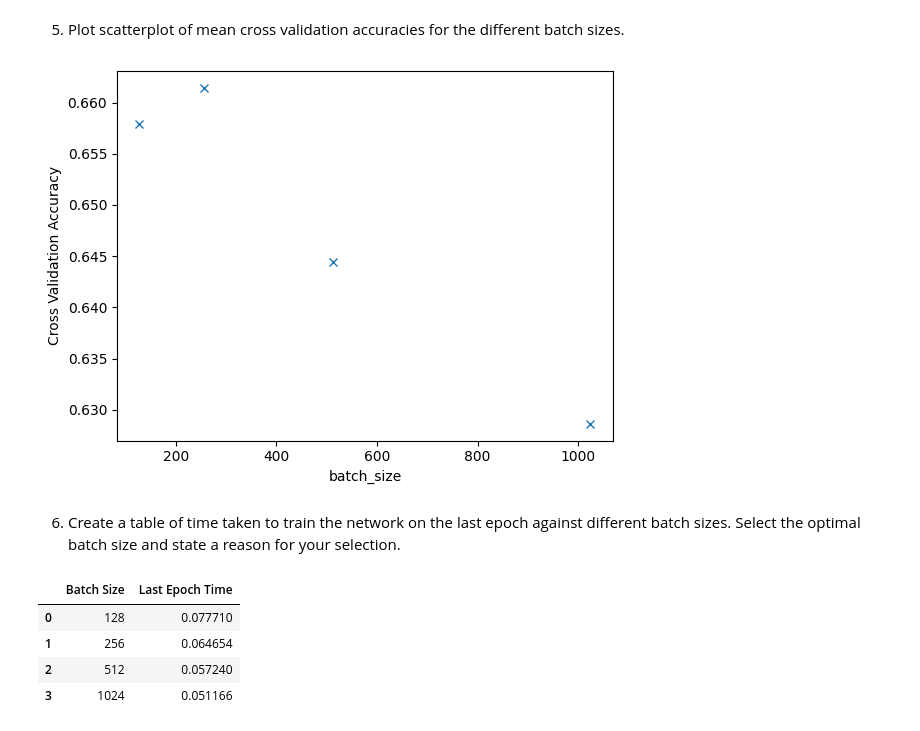
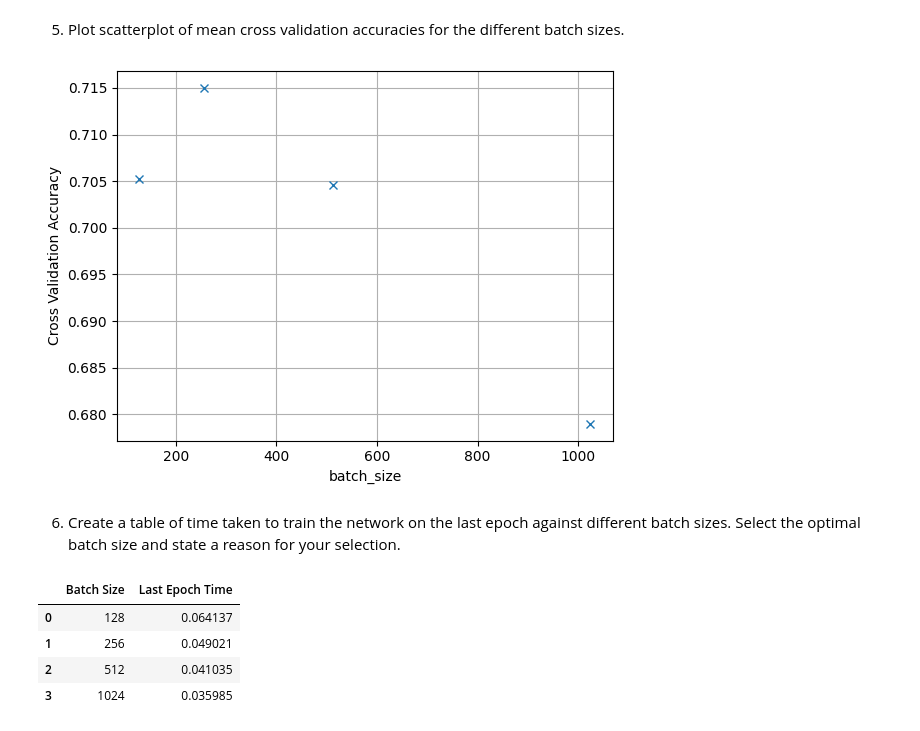
Before and after one commit to advaitbd/SC4001-Assignment, a Jupyter notebook: PartA_2.ipynb, the cells around one changed output. Drawn from its saved outputs; the diff is of its cells as text; code cells hidden in the pictures.

```diff
--- a/PartA_2.ipynb
+++ b/PartA_2.ipynb
@@ -50,7 +50,7 @@ import pandas as pd
 
 def preprocess(df):
 
-    X_train, y_train, X_test, y_test = split_dataset(df,['filename','label'],0.3,1)
+    X_train, y_train, X_test, y_test = split_dataset(df,['filename','label'],0.3,0)
     X_train_scaled, X_test_scaled = preprocess_dataset(X_train, X_test)
 
     return X_train_scaled, y_train, X_test_scaled, y_test
@@ -142,6 +142,7 @@ def test_loop(dataloader, model, loss_fn):
     num_batches = len(dataloader)
     test_loss, correct = 0, 0
 
+    model.eval()
     with torch.no_grad():
         for X, y in dataloader:
             pred = model(X)
@@ -186,8 +187,10 @@ def find_optimal_hyperparameter(X_train_scaled_dict, X_val_scaled_dict, y_train_
             train_acc, test_acc = [], []
 
             for t in range(100):
+                model.train()
                 start = time.time()
                 print(f"Epoch {t+1}\n-------------------------------")
+
                 tr_loss, acc = train_loop(train_dataloader, model, loss_fn, optimizer)
                 train_loss.append(tr_loss), train_acc.append(acc)
 
@@ -234,18 +237,19 @@ Done!
 # %%
 # YOUR CODE HERE
 def plot_cross_validation_accuracies(cross_validation_accuracies, parameters, parameter_name):
     """
     returns:
     None
     """
     plt.plot(parameters, cross_validation_accuracies, marker='x',linestyle='None')
     plt.xlabel(parameter_name)
     plt.ylabel('Cross Validation Accuracy')
+    plt.grid(True)
     plt.show()
 
 plot_cross_validation_accuracies(cross_validation_accuracies, batch_sizes, 'batch_size')
 # %% [output]
-[figure, old version]
+[figure, new version]
 # %% [markdown]
 6. Create a table of time taken to train the network on the last epoch against different batch sizes. Select the optimal batch size and state a reason for your selection.
 # %%
@@ -256,10 +260,10 @@ df = pd.DataFrame({'Batch Size': batch_sizes,
 df
 # %% [output]
 |  | Batch Size | Last Epoch Time |
-| 0 | 128 | 0.077710 |
-| 1 | 256 | 0.064654 |
-| 2 | 512 | 0.057240 |
-| 3 | 1024 | 0.051166 |
+| 0 | 128 | 0.064137 |
+| 1 | 256 | 0.049021 |
+| 2 | 512 | 0.041035 |
+| 3 | 1024 | 0.035985 |
 # %%
 # YOUR CODE HERE
 optimal_batch_size = 256
```
Also changed, not shown: parts of 1 cell of this notebook, 4 other files.
